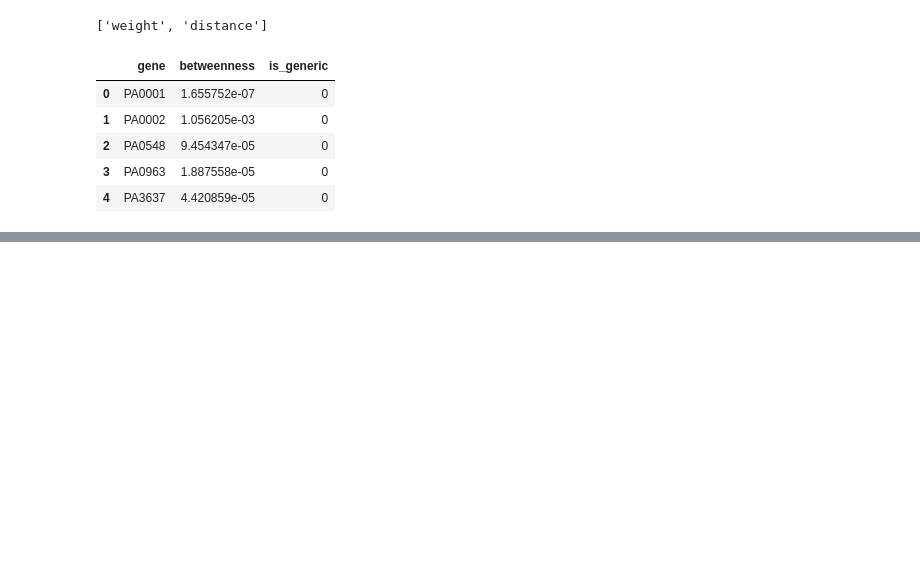
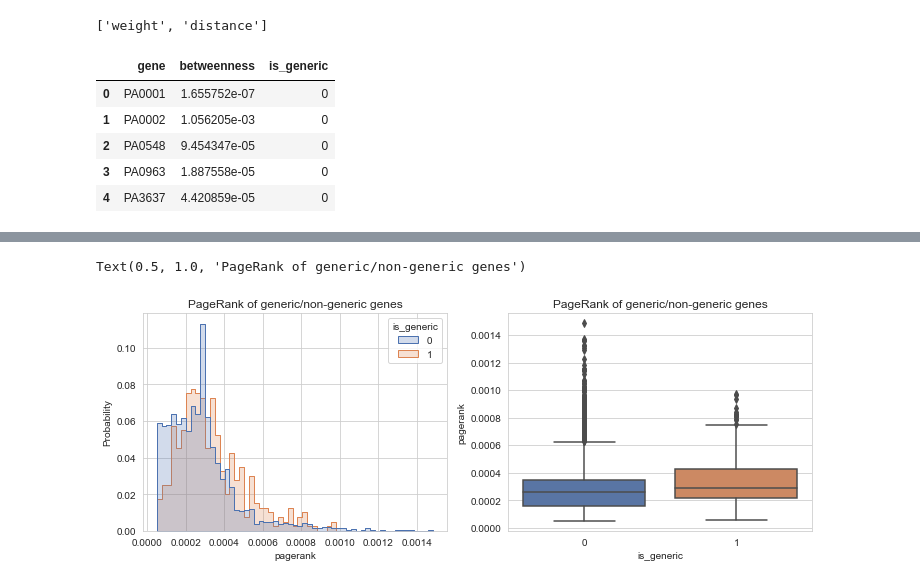
Before and after one commit to greenelab/generic-expression-patterns, a Jupyter notebook: network_analysis/2_calculate_node_statistics.ipynb, the cells around one changed output, grey strips where cells are left out. Drawn from its saved outputs; the diff is of its cells as text; code cells hidden in the pictures; blank space fills up the shorter version.

```diff
--- a/network_analysis/2_calculate_node_statistics.ipynb
+++ b/network_analysis/2_calculate_node_statistics.ipynb
@@ -135,0 +137,8 @@ axarr[1].set_yscale('log')
+# %%
+# analyze betweenness centrality for generic vs. other genes
+pr = gt.pagerank(G, weight=G.ep['distance'])
+pr_df = (
+    betweenness_to_df(G, pr)
+        .rename(columns={'betweenness': 'pagerank'})
+)
+pr_df.head()
@@ -135,0 +152,12 @@ axarr[1].set_yscale('log')
+# %%
+sns.set({'figure.figsize': (12, 4)})
+sns.set_style('whitegrid')
+fig, axarr = plt.subplots(1, 2)
+sns.histplot(data=pr_df, x='pagerank', hue='is_generic', element='step',
+             stat='probability', common_norm=False, ax=axarr[0])
+axarr[0].set_title('PageRank of generic/non-generic genes')
+sns.boxplot(data=pr_df, y='pagerank', x='is_generic', ax=axarr[1])
+axarr[1].set_title('PageRank of generic/non-generic genes')
+# %% [output]
+Text(0.5, 1.0, 'PageRank of generic/non-generic genes')
+[figure, added]
```
Also changed, not shown: parts of 2 cells of this notebook.
